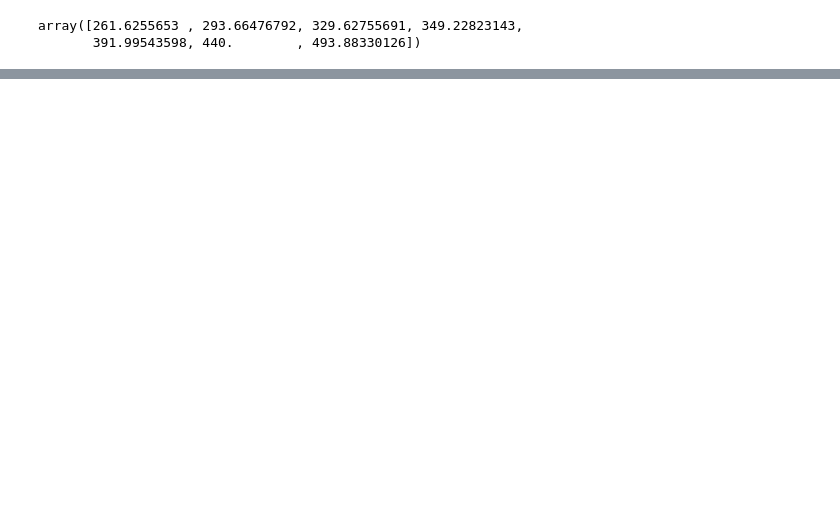
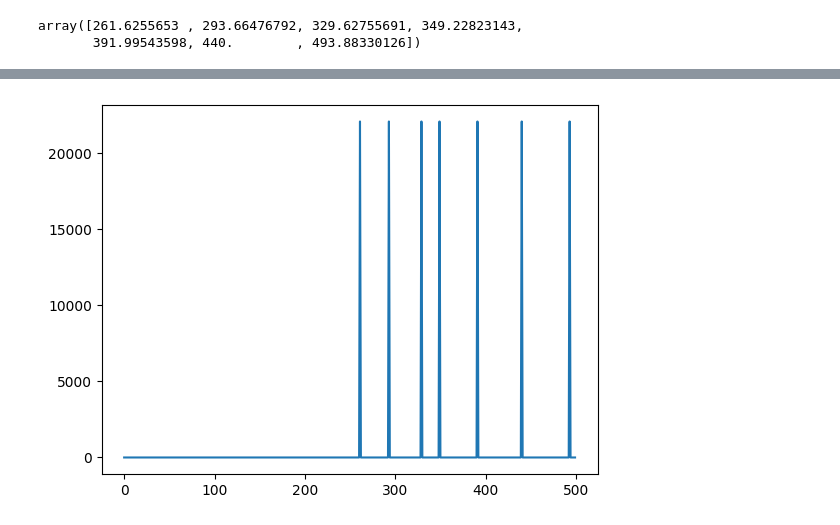
Before and after one commit to Gurdel/Magistracy-last-year, a Jupyter notebook: Myltimedia processing/lab1/lab1.ipynb, the cells around one changed output, grey strips where cells are left out. Cells and saved outputs as stored; diff of their text form; code cells hidden in the pictures; blank space fills up the shorter version.

```diff
--- a/Myltimedia processing/lab1/lab1.ipynb
+++ b/Myltimedia processing/lab1/lab1.ipynb
@@ -45,0 +70,5 @@ wave.write('test2.wav', rate, np.concatenate(notes))
+# %%
+plt.plot(mixed_spectre[:500])
+plt.show()
+# %% [output]
+[figure, added]
```
Also changed, not shown: parts of 5 cells of this notebook, 5 other files.
